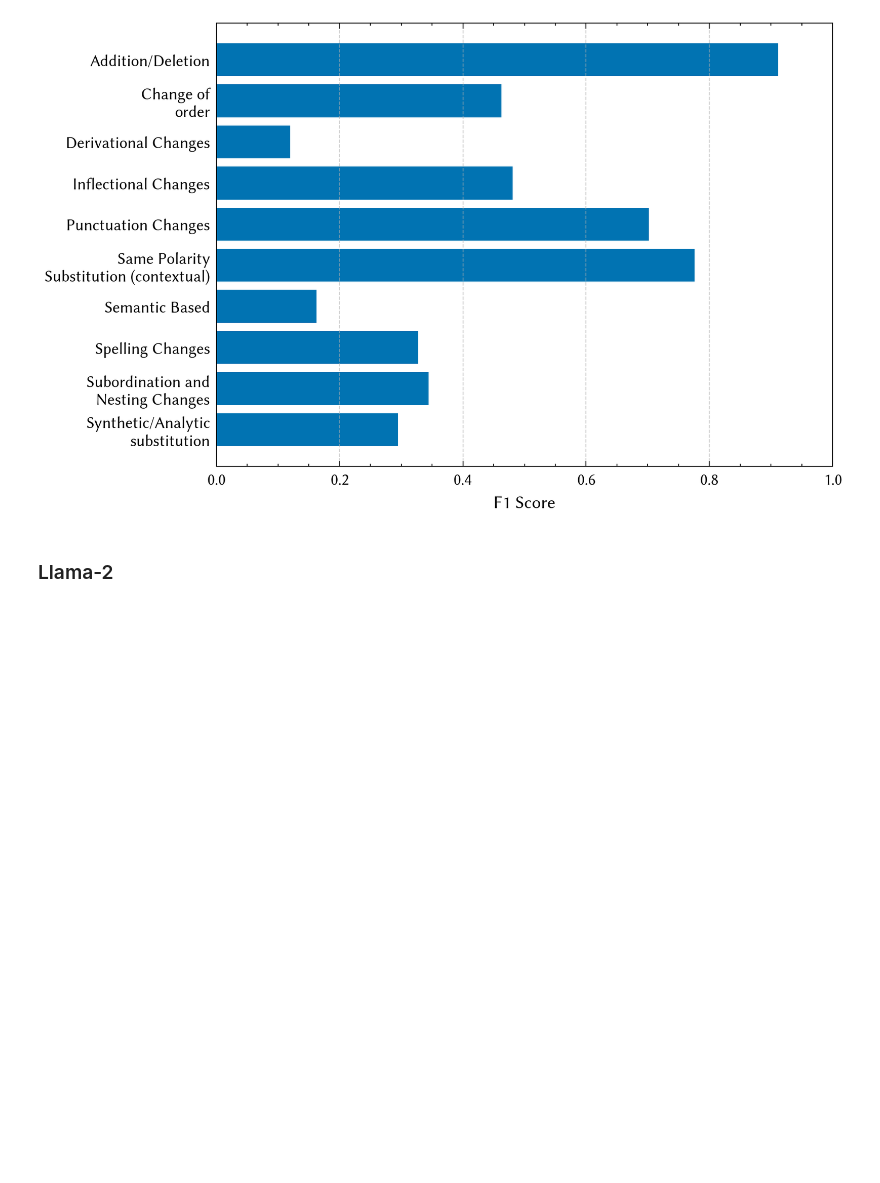
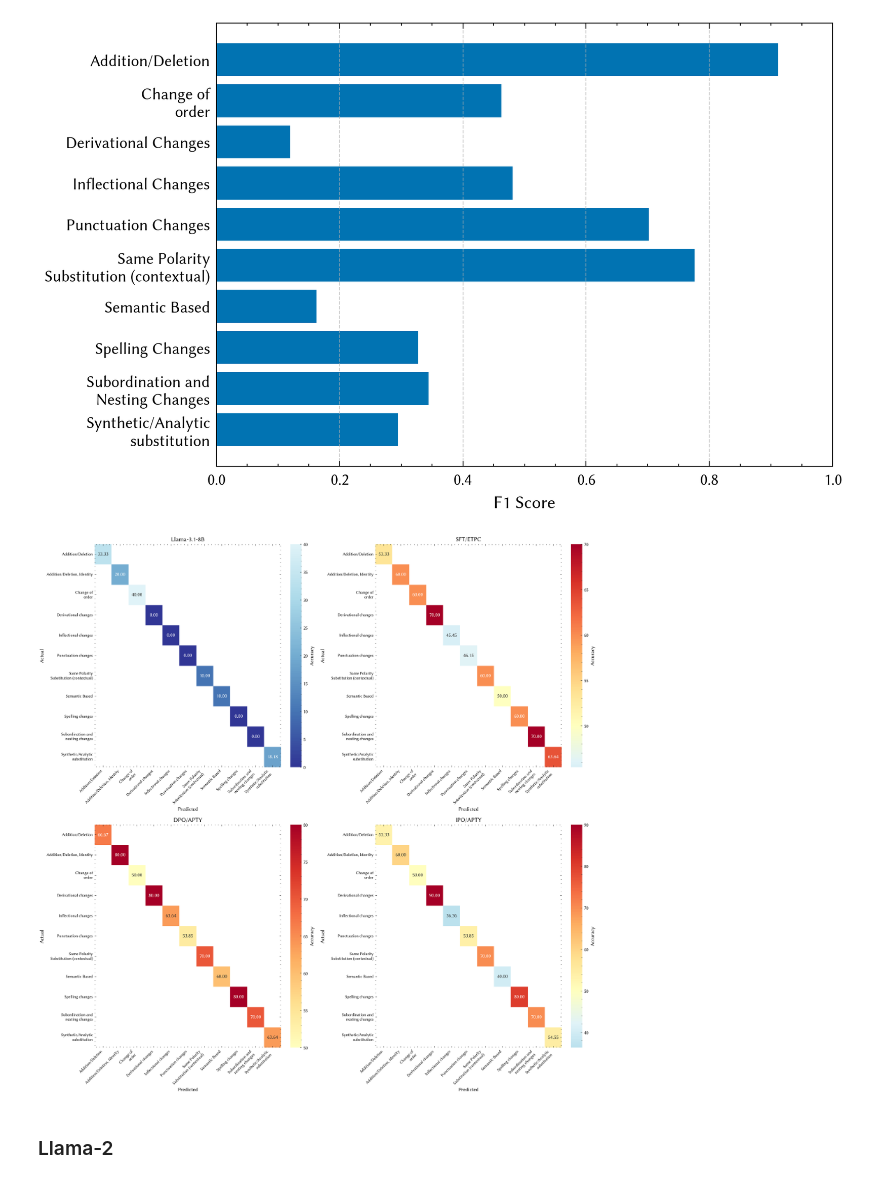
Before and after one commit to cluebbers/dpo-rlhf-paraphrase-types, a Jupyter notebook: notebooks/plots.ipynb, the cells around one changed output. Drawn from its saved outputs; the diff is of its cells as text; code cells hidden in the pictures; blank space fills up the shorter version.

```diff
--- a/notebooks/plots.ipynb
+++ b/notebooks/plots.ipynb
@@ -738,6 +820,49 @@ output_path = os.path.join(output_dir, "new_type_score.pdf")
 plt.savefig(output_path, dpi=300)
 # %% [output]
 [figure]
+# %%
+# Calculate confusion matrix for each model
+mean_accuracy_by_model = llama3_accuracy.drop(columns=["APT"]).mean()
+std_accuracy_by_model = llama3_accuracy.drop(columns=["APT"]).std()
+
+# Create confusion matrix
+confusion_data = pd.DataFrame({
+    'Actual': llama3_accuracy['APT'],
+    'Predicted': llama3_accuracy['APT'],
+    'Llama-3.1-8B': llama3_accuracy['Llama-3.1-8B'],
+    'SFT/ETPC': llama3_accuracy['SFT/ETPC'],
+    'DPO/APTY': llama3_accuracy['DPO/APTY'],
+    'IPO/APTY': llama3_accuracy['IPO/APTY']
+})
+
+# Create separate confusion matrices for each model
+fig, axes = plt.subplots(2, 2, figsize=(15, 15), constrained_layout=True)
+models = ['Llama-3.1-8B', 'SFT/ETPC', 'DPO/APTY', 'IPO/APTY']
+
+for idx, (model, ax) in enumerate(zip(models, axes.flat)):
+    # Create confusion matrix for this model
+    conf_matrix = pd.crosstab(confusion_data['Actual'],
+                            confusion_data['Predicted'],
+                            values=confusion_data[model],
+                            aggfunc='mean')
+
+    # Plot heatmap
+    sns.heatmap(conf_matrix,
+                ax=ax,
+                cmap='RdYlBu_r',
+                annot=True,
+                fmt='.2f',
+                cbar_kws={'label': 'Accuracy'},
+                center=50)  # Center colormap at 50%
+
+    ax.set_title(f'{model}')
+    ax.tick_params(axis='both', which='major', labelsize=8)
+    plt.setp(ax.get_xticklabels(), rotation=45, ha='right')
+    plt.setp(ax.get_yticklabels(), rotation=0)
+
+plt.savefig(os.path.join(output_dir, 'confusion_matrices.pdf'), dpi=300, bbox_inches='tight')
+# %% [output]
+[figure, added]
 # %% [markdown]
 ### Llama-2
 # %%
```
Also changed, not shown: parts of 8 cells of this notebook.
